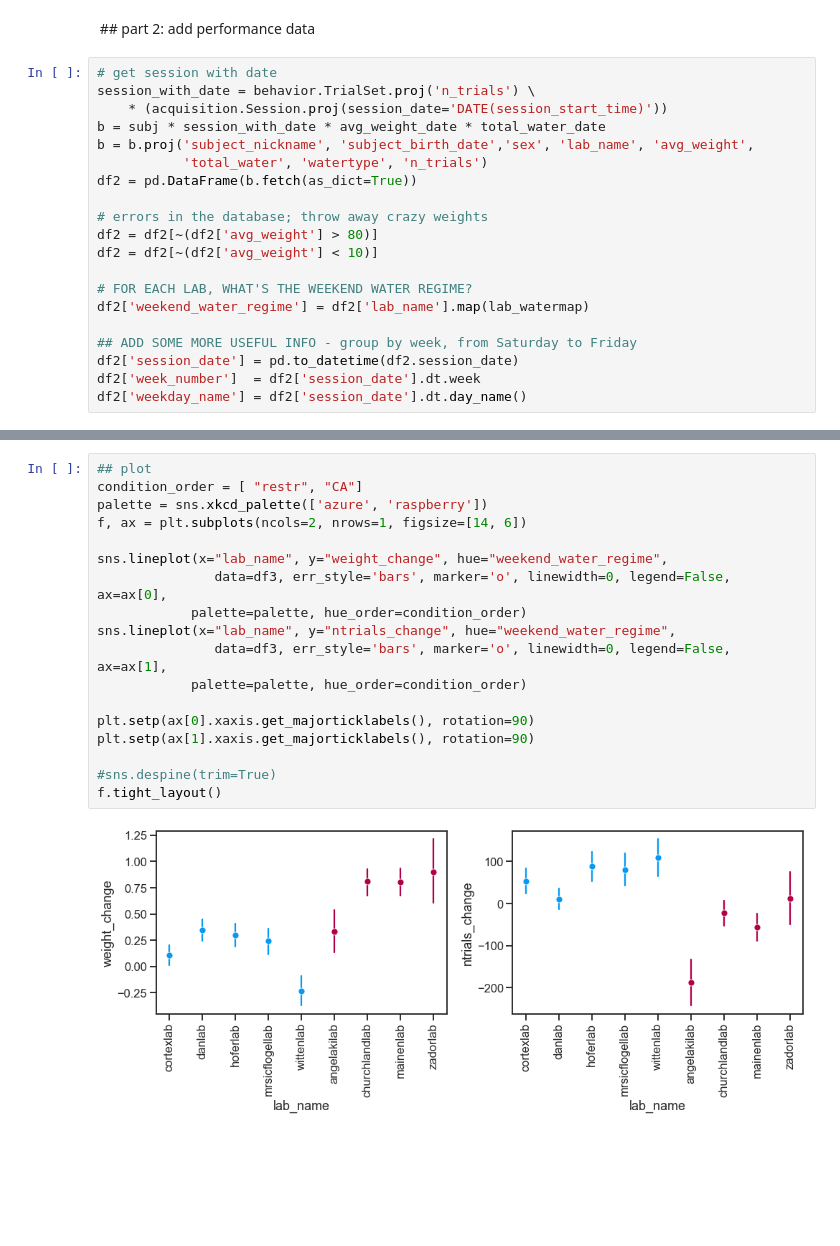
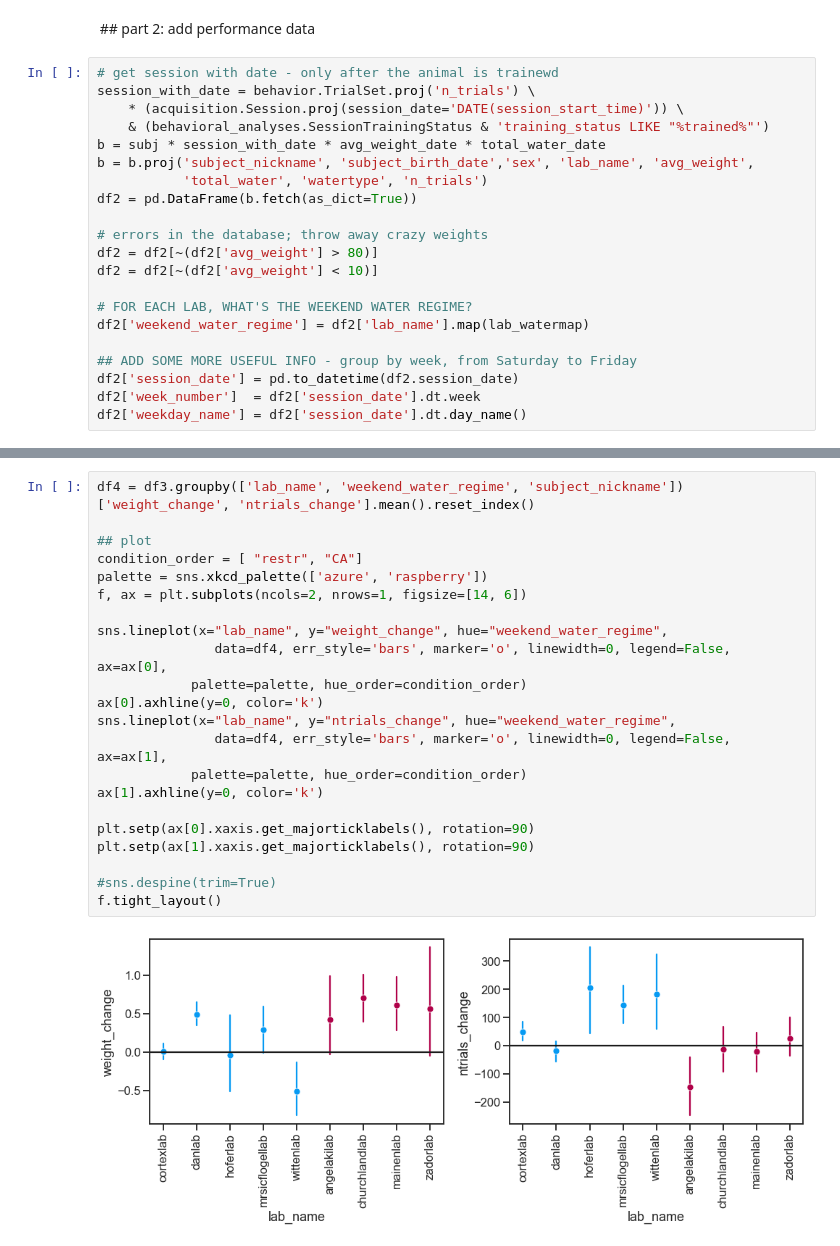
Before and after one commit to int-brain-lab/citricAcid, a Jupyter notebook: brainwidemap_mice.ipynb, the cells around one changed output, grey strips where cells are left out. Drawn from its saved outputs; the diff is of its cells as text; blank space fills up the shorter version.

Commit message:
overall weight differences

```diff
--- a/brainwidemap_mice.ipynb
+++ b/brainwidemap_mice.ipynb
@@ -192,9 +193,10 @@ Name: session_age, dtype: object
 # %% [markdown]
  ## part 2: add performance data
 # %%
-# get session with date
+# get session with date - only after the animal is trainewd
 session_with_date = behavior.TrialSet.proj('n_trials') \
-    * (acquisition.Session.proj(session_date='DATE(session_start_time)'))
+    * (acquisition.Session.proj(session_date='DATE(session_start_time)')) \
+    & (behavioral_analyses.SessionTrainingStatus & 'training_status LIKE "%trained%"')
 b = subj * session_with_date * avg_weight_date * total_water_date
 b = b.proj('subject_nickname', 'subject_birth_date','sex', 'lab_name', 'avg_weight',
            'total_water', 'watertype', 'n_trials')
@@ -280,20 +318,24 @@ df3
 # %%
+df4 = df3.groupby(['lab_name', 'weekend_water_regime', 'subject_nickname'])['weight_change', 'ntrials_change'].mean().reset_index()
+
 ## plot
 condition_order = [ "restr", "CA"]
 palette = sns.xkcd_palette(['azure', 'raspberry'])
 f, ax = plt.subplots(ncols=2, nrows=1, figsize=[14, 6])
 
 sns.lineplot(x="lab_name", y="weight_change", hue="weekend_water_regime",
-               data=df3, err_style='bars', marker='o', linewidth=0, legend=False, ax=ax[0],
+               data=df4, err_style='bars', marker='o', linewidth=0, legend=False, ax=ax[0],
             palette=palette, hue_order=condition_order)
+ax[0].axhline(y=0, color='k')
 sns.lineplot(x="lab_name", y="ntrials_change", hue="weekend_water_regime",
-               data=df3, err_style='bars', marker='o', linewidth=0, legend=False, ax=ax[1],
+               data=df4, err_style='bars', marker='o', linewidth=0, legend=False, ax=ax[1],
             palette=palette, hue_order=condition_order)
+ax[1].axhline(y=0, color='k')
 
 plt.setp(ax[0].xaxis.get_majorticklabels(), rotation=90)
 plt.setp(ax[1].xaxis.get_majorticklabels(), rotation=90)
 
 #sns.despine(trim=True)
 f.tight_layout()
 # %% [output]
-[figure, old version]
+[figure, new version]
```
Also changed, not shown: parts of 7 cells of this notebook, 2 other files.
